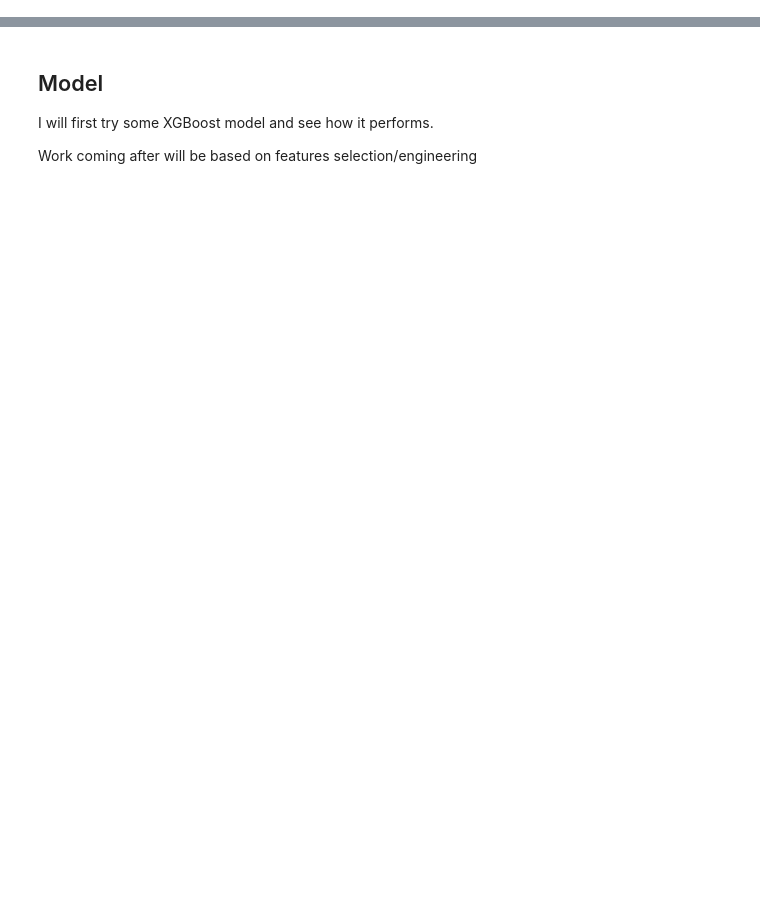
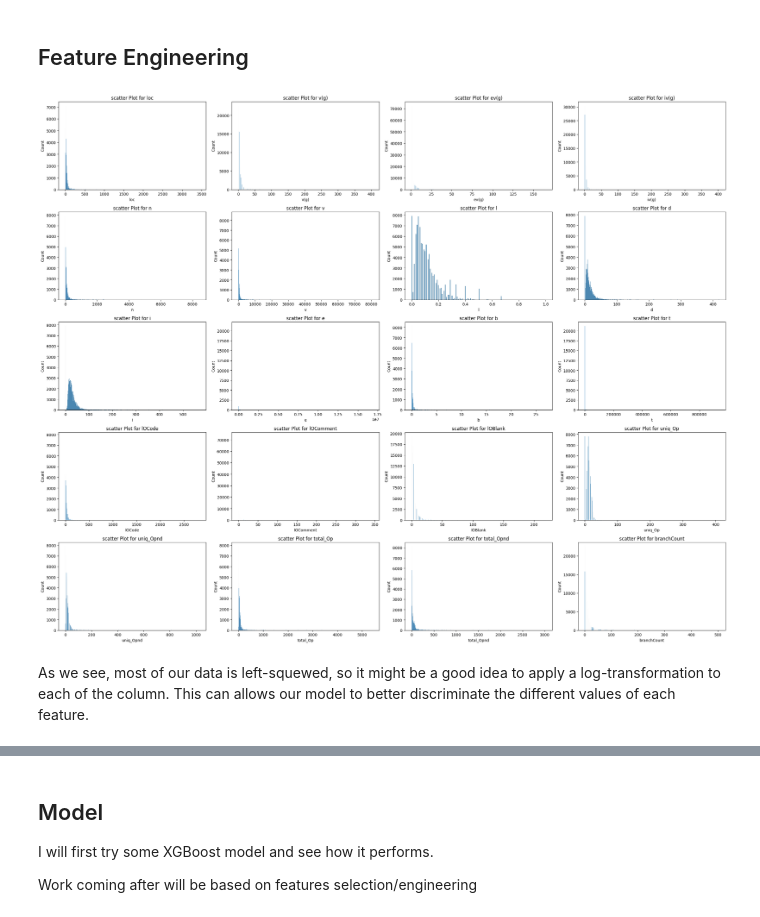
Before and after one commit to douglasbouchet/kaggle-challenges, a Jupyter notebook: software-defect/main.ipynb, the cells around one changed output, grey strips where cells are left out. Cells and saved outputs as stored; diff of their text form; code cells hidden in the pictures; blank space fills up the shorter version.

Commit message:
feat: adding feature engineering

```diff
--- a/software-defect/main.ipynb
+++ b/software-defect/main.ipynb
@@ -48,0 +79,21 @@ TODO
+# %%
+X.drop(columns=['locCodeAndComment'], inplace=True)
+X_test.drop(columns=['locCodeAndComment'], inplace=True)
+# %% [markdown]
+## Feature Engineering
+# %%
+fig, axes = plt.subplots(5, 4, figsize=(25, 20))
+# Flatten the axes array for easier iteration
+axes = axes.flatten()
+for i, col in enumerate(X.columns):
+    #sns.scatterplot(x=y, y=X[col], ax=axes[i])
+    sns.histplot(x=X[col], ax=axes[i])
+    axes[i].set_title(f"scatter Plot for {col}")
+plt.tight_layout()
+# Show the plots
+plt.show()
+# %% [output]
+[figure, added]
+# %% [markdown]
+As we see, most of our data is left-squewed, so it might be a good idea to apply a log-transformation to each of the column. This can
+allows our model to better discriminate the different values of each feature.
```
Also changed, not shown: parts of 37 cells of this notebook.
